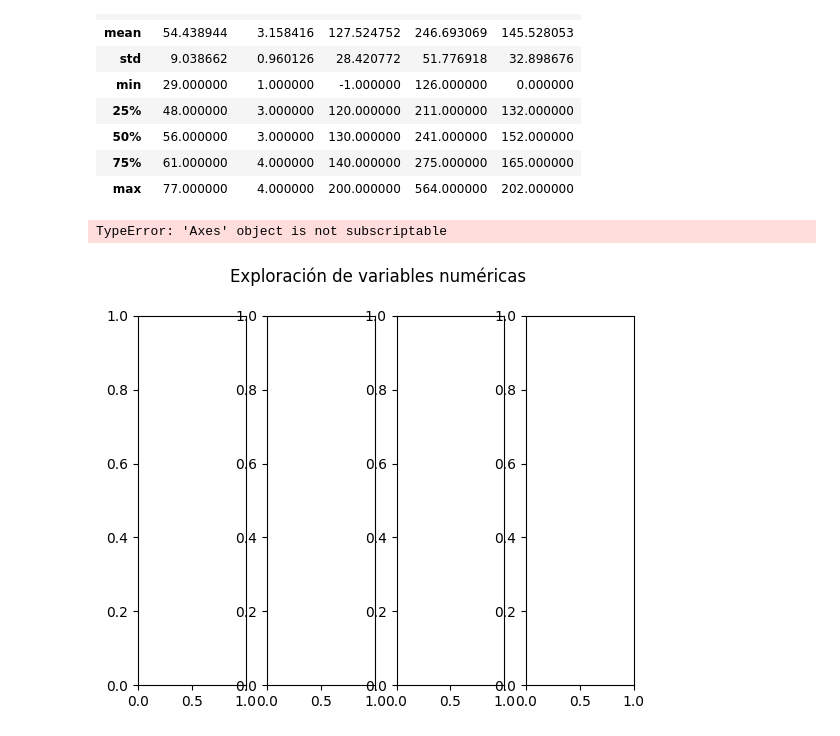
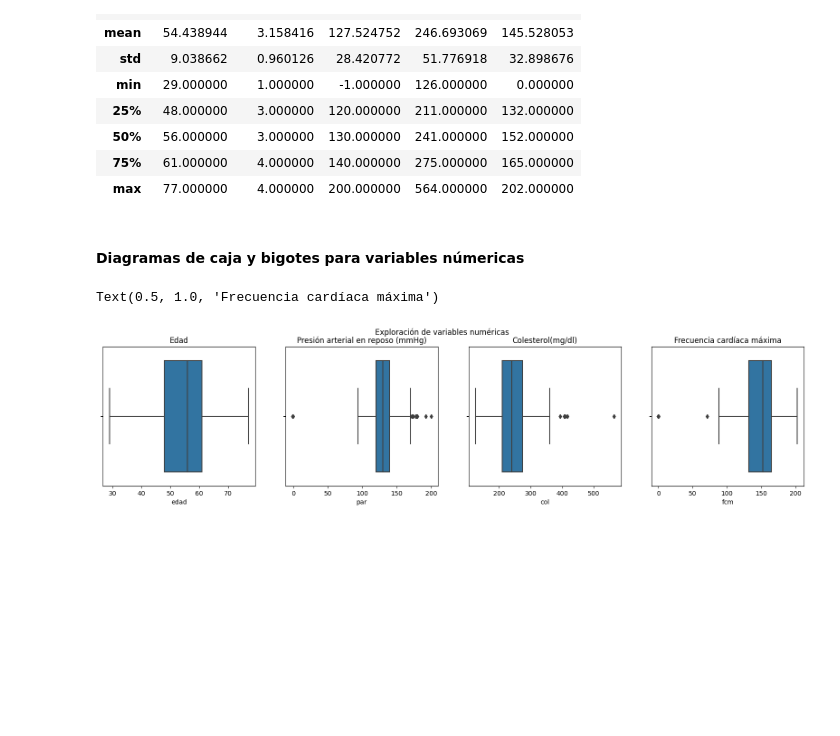
Before and after one commit to FedericoPacheco/tp2-cd, a Jupyter notebook: notebook.ipynb, the cells around one changed output. Cells and saved outputs as stored; diff of their text form; code cells hidden in the pictures; blank space fills up the shorter version.

```diff
--- a/notebook.ipynb
+++ b/notebook.ipynb
@@ -21,13 +21,23 @@ df.describe()
 | 50% | 56.000000 | 3.000000 | 130.000000 | 241.000000 | 152.000000 |
 | 75% | 61.000000 | 4.000000 | 140.000000 | 275.000000 | 165.000000 |
 | max | 77.000000 | 4.000000 | 200.000000 | 564.000000 | 202.000000 |
+# %% [markdown]
+#### Diagramas de caja y bigotes para variables númericas
 # %%
-fig, ax = plt.subplots(4)
+fig, (ax0, ax1, ax2, ax3) = plt.subplots(nrows = 1, ncols = 4, figsize=(20, 4))
 fig.suptitle("Exploración de variables numéricas")
-sns.boxplot(x = df["edad"], ax = ax[0])
-sns.boxplot(x = df["par"], ax = ax[1])
-sns.boxplot(x = df["col"], ax = ax[2])
-sns.boxplot(x = df["fcm"], ax = ax[3])
+
+sns.boxplot(x = df["edad"], ax = ax0)
+ax0.set_title("Edad")
+
+sns.boxplot(x = df["par"], ax = ax1)
+ax1.set_title("Presión arterial en reposo (mmHg)")
+
+sns.boxplot(x = df["col"], ax = ax2)
+ax2.set_title("Colesterol(mg/dl)")
+
+sns.boxplot(x = df["fcm"], ax = ax3)
+ax3.set_title("Frecuencia cardíaca máxima")
 # %% [output]
-TypeError: 'Axes' object is not subscriptable
+Text(0.5, 1.0, 'Frecuencia cardíaca máxima')
-[figure, old version]
+[figure, new version]
```
Also changed, not shown: parts of 2 cells of this notebook.
